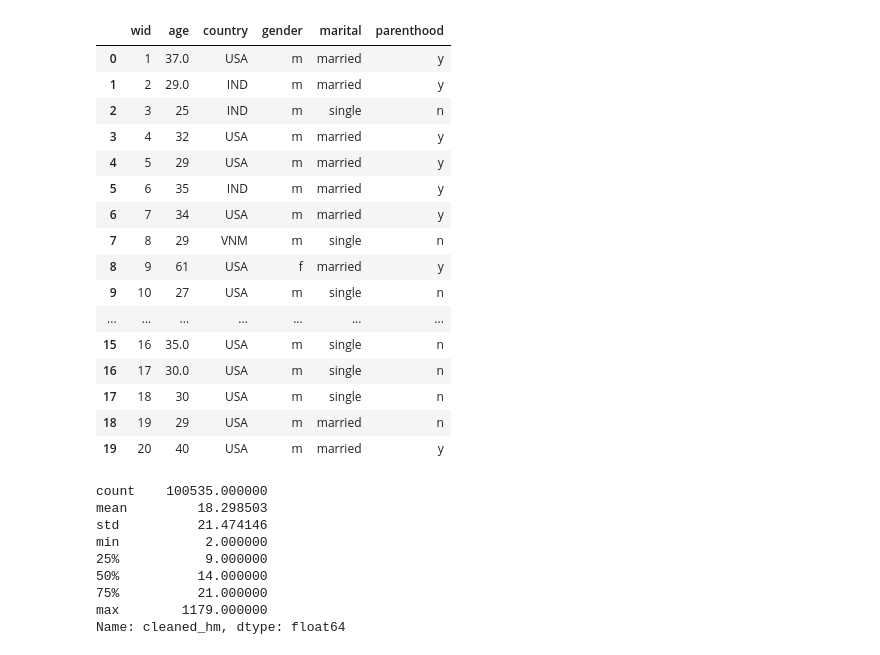
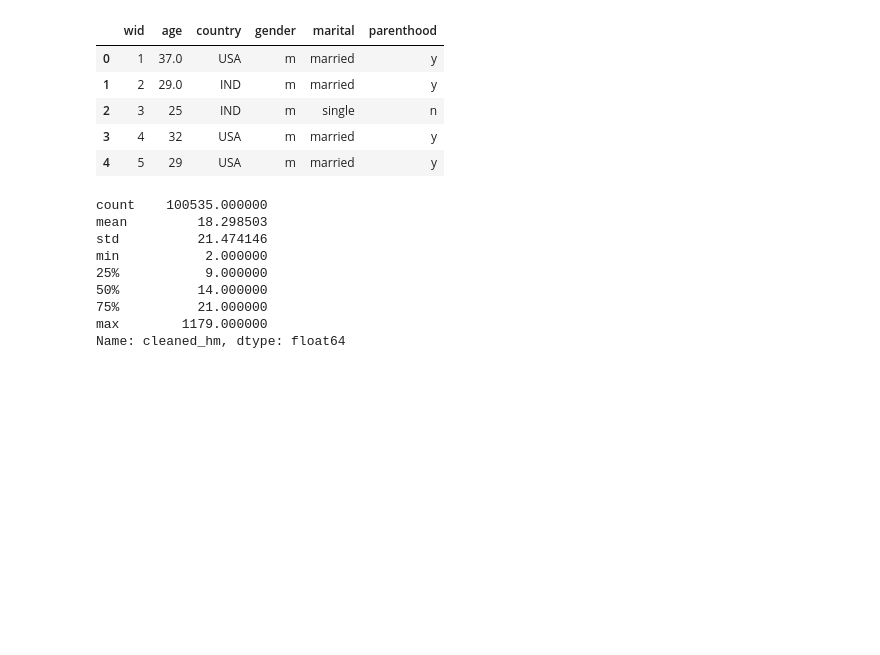
Before and after one commit to luminous66/CMPE256Project, a Jupyter notebook: happyDB.ipynb, the cells around one changed output. Drawn from its saved outputs; the diff is of its cells as text; code cells hidden in the pictures; blank space fills up the shorter version.

```diff
--- a/happyDB.ipynb
+++ b/happyDB.ipynb
@@ -34,22 +23,11 @@ train[:20]
 # %%
 demo = pd.read_csv('demographic.csv')
-demo[:20]
+demo.head()
 # %% [output]
 |  | wid | age | country | gender | marital | parenthood |
 | 0 | 1 | 37.0 | USA | m | married | y |
 | 1 | 2 | 29.0 | IND | m | married | y |
 | 2 | 3 | 25 | IND | m | single | n |
 | 3 | 4 | 32 | USA | m | married | y |
 | 4 | 5 | 29 | USA | m | married | y |
-| 5 | 6 | 35 | IND | m | married | y |
-| 6 | 7 | 34 | USA | m | married | y |
-| 7 | 8 | 29 | VNM | m | single | n |
-| 8 | 9 | 61 | USA | f | married | y |
-| 9 | 10 | 27 | USA | m | single | n |
-| ... | ... | ... | ... | ... | ... | ... |
-| 15 | 16 | 35.0 | USA | m | single | n |
-| 16 | 17 | 30.0 | USA | m | single | n |
-| 17 | 18 | 30 | USA | m | single | n |
-| 18 | 19 | 29 | USA | m | married | n |
-| 19 | 20 | 40 | USA | m | married | y |
 # %%
```
Also changed, not shown: parts of 45 cells of this notebook.
